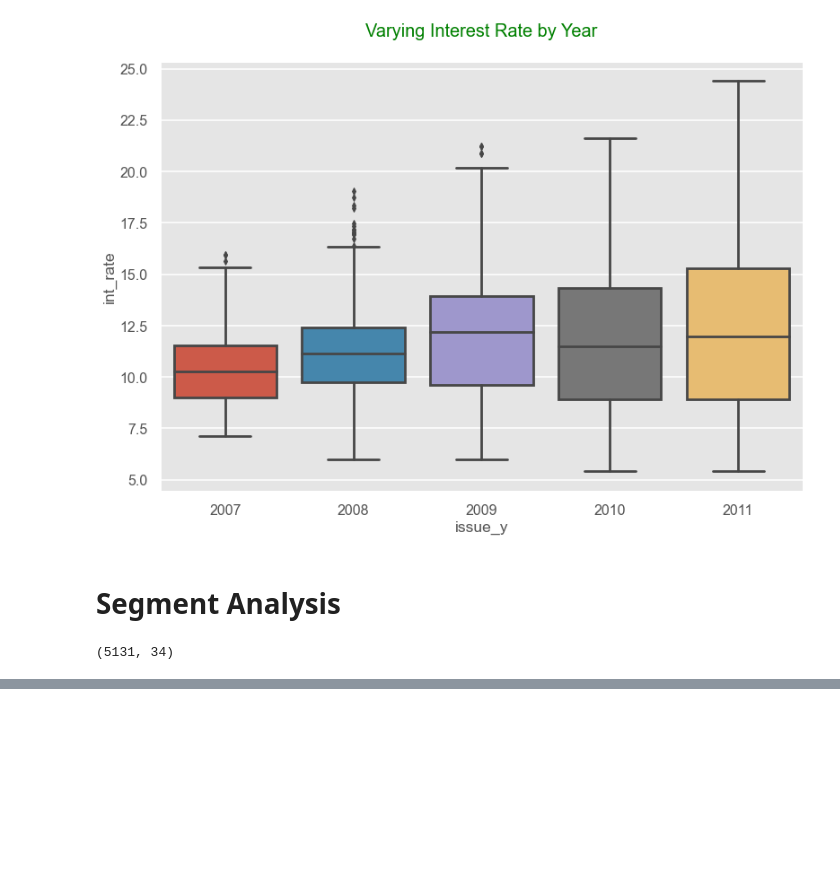
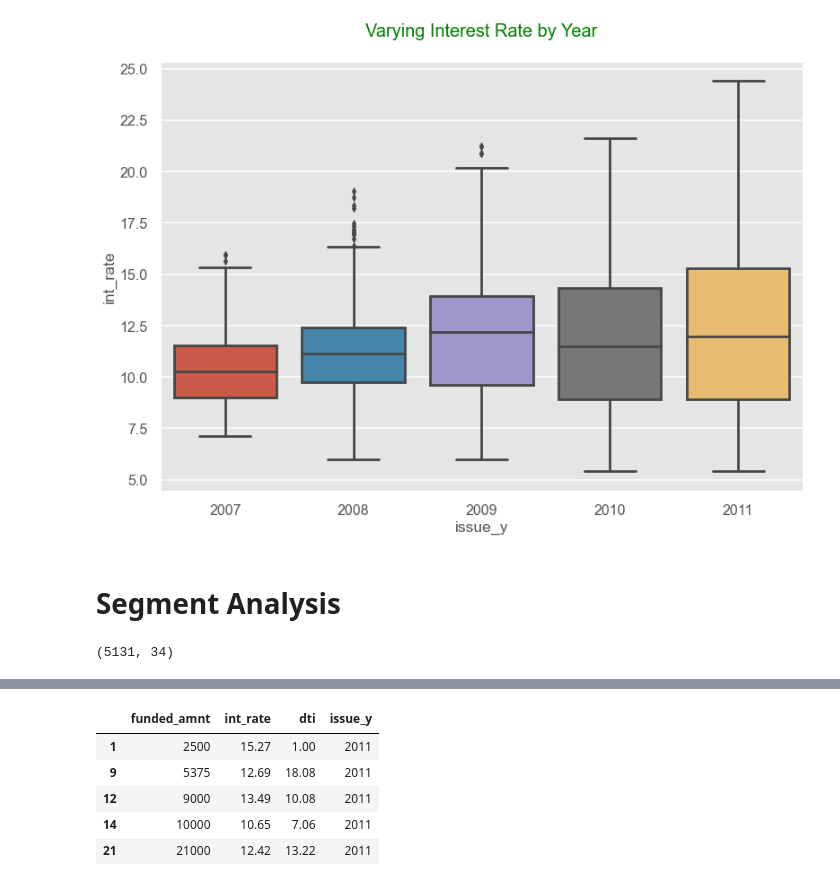
Before and after one commit to devimur2021/Lending-Club, a Jupyter notebook: Lending Club Case Study.ipynb, the cells around one changed output, grey strips where cells are left out. Saved outputs shown, nothing was run; the diff lists cells and outputs as text; code cells hidden in the pictures; blank space fills up the shorter version.

```diff
--- a/Lending Club Case Study.ipynb
+++ b/Lending Club Case Study.ipynb
@@ -327,0 +336,10 @@ plt.show()
+# %%
+df0 = df1[['funded_amnt','int_rate','dti','issue_y']]
+df0.head()
+# %% [output]
+|  | funded_amnt | int_rate | dti | issue_y |
+| 1 | 2500 | 15.27 | 1.00 | 2011 |
+| 9 | 5375 | 12.69 | 18.08 | 2011 |
+| 12 | 9000 | 13.49 | 10.08 | 2011 |
+| 14 | 10000 | 10.65 | 7.06 | 2011 |
+| 21 | 21000 | 12.42 | 13.22 | 2011 |
```
Also changed, not shown: parts of 6 cells of this notebook.
